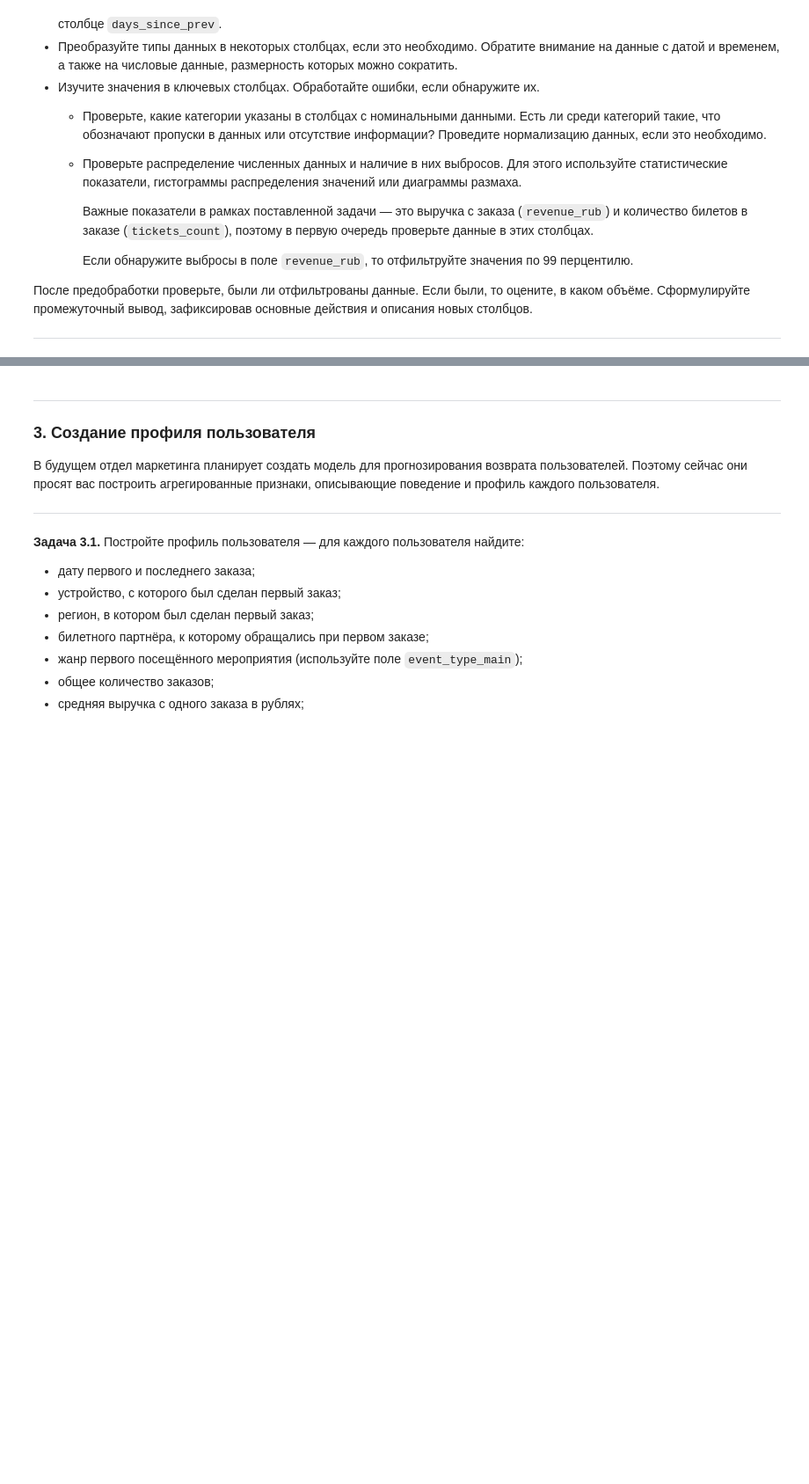
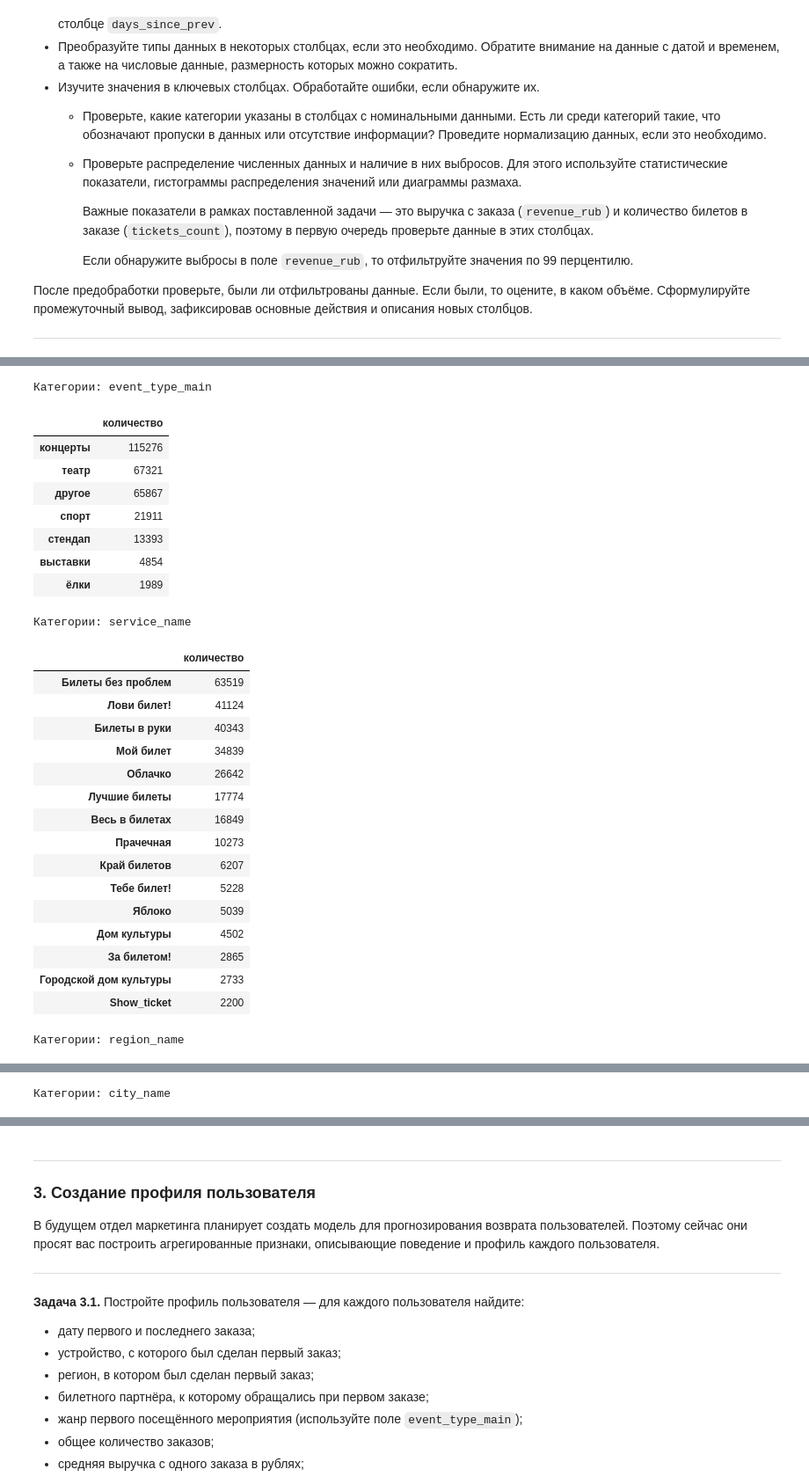
Before and after one commit to sergeyshmagin/MLDS, a Jupyter notebook: 30a84906-9dbe-4a93-940c-1c9ebff1567f.ipynb, the cells around one changed output, grey strips where cells are left out. Shown at 88% size. Saved outputs shown, nothing was run; the diff lists cells and outputs as text; code cells hidden in the pictures; blank space fills up the shorter version.

```diff
--- a/30a84906-9dbe-4a93-940c-1c9ebff1567f.ipynb
+++ b/30a84906-9dbe-4a93-940c-1c9ebff1567f.ipynb
@@ -267,0 +437,52 @@ for col in cat_cols:
+# %%
+# Преобразование типов
+df['days_since_prev'] = pd.to_numeric(df['days_since_prev'], errors='coerce')
+df['tickets_count'] = pd.to_numeric(df['tickets_count'], downcast='integer')
+
+# --- Проверка полных дубликатов ---
+dupl_count = df.duplicated().sum()
+display(pd.DataFrame({'Полных дубликатов': [dupl_count]})
+        .style.set_caption('Дубликаты (полные)'))
+if dupl_count > 0:
+    df = df.drop_duplicates()
+
+# --- Проверка неполных дубликатов (без order_id и days_since_prev) ---
+# Заказ мог задублироваться в системе с другим order_id
+check_cols = [c for c in df.columns
+              if c not in ['order_id', 'days_since_prev']]
+partial_dupl = df.duplicated(subset=check_cols).sum()
+display(pd.DataFrame({
+    'Неполных дубликатов': [partial_dupl]
+}).style.set_caption('Дубликаты (без order_id, days_since_prev)'))
+if partial_dupl > 0:
+    df = df.drop_duplicates(subset=check_cols)
+    print(f'Удалено {partial_dupl} неполных дубликатов')
+
+# --- Верификация: NaN в days_since_prev только у первых заказов ---
+first_idx = (df.sort_values('order_ts')
+             .groupby('user_id').head(1).index)
+nan_first = df.loc[first_idx, 'days_since_prev'].isna().sum()
+nan_other = df.loc[~df.index.isin(first_idx),
+                   'days_since_prev'].isna().sum()
+display(pd.DataFrame({
+    'Категория': ['Первые заказы (NaN ожидаем)',
+                  'Прочие заказы (NaN не ожидаем)'],
+    'Пропусков': [nan_first, nan_other]
+}).style.set_caption('Верификация пропусков в days_since_prev'))
+if nan_other > 0:
+    print(f'⚠️ {nan_other} неожиданных пропусков —'
+          ' возможная проблема выгрузки')
+
+# --- Категориальные столбцы: топ + редкие значения ---
+cat_cols = ['device_type_canonical', 'currency_code',
+            'event_type_main', 'service_name',
+            'region_name', 'city_name']
+for col in cat_cols:
+    vc = df[col].value_counts()
+    top_bottom = pd.concat([vc.head(10), vc.tail(5)])
+    top_bottom = top_bottom[~top_bottom.index.duplicated()]
+    display(
+        top_bottom.to_frame('количество')
+        .style.set_caption(f'Топ-10 + редкие: {col}')
+    )
+# %% [output]
@@ -267,0 +500,27 @@ for col in cat_cols:
+Категории: event_type_main
+|  | количество |
+| концерты | 115276 |
+| театр | 67321 |
+| другое | 65867 |
+| спорт | 21911 |
+| стендап | 13393 |
+| выставки | 4854 |
+| ёлки | 1989 |
+Категории: service_name
+|  | количество |
+| Билеты без проблем | 63519 |
+| Лови билет! | 41124 |
+| Билеты в руки | 40343 |
+| Мой билет | 34839 |
+| Облачко | 26642 |
+| Лучшие билеты | 17774 |
+| Весь в билетах | 16849 |
+| Прачечная | 10273 |
+| Край билетов | 6207 |
+| Тебе билет! | 5228 |
+| Яблоко | 5039 |
+| Дом культуры | 4502 |
+| За билетом! | 2865 |
+| Городской дом культуры | 2733 |
+| Show_ticket | 2200 |
+Категории: region_name
@@ -267,0 +543 @@ for col in cat_cols:
+Категории: city_name
```
Also changed, not shown: parts of 86 cells of this notebook, 1 other file.
